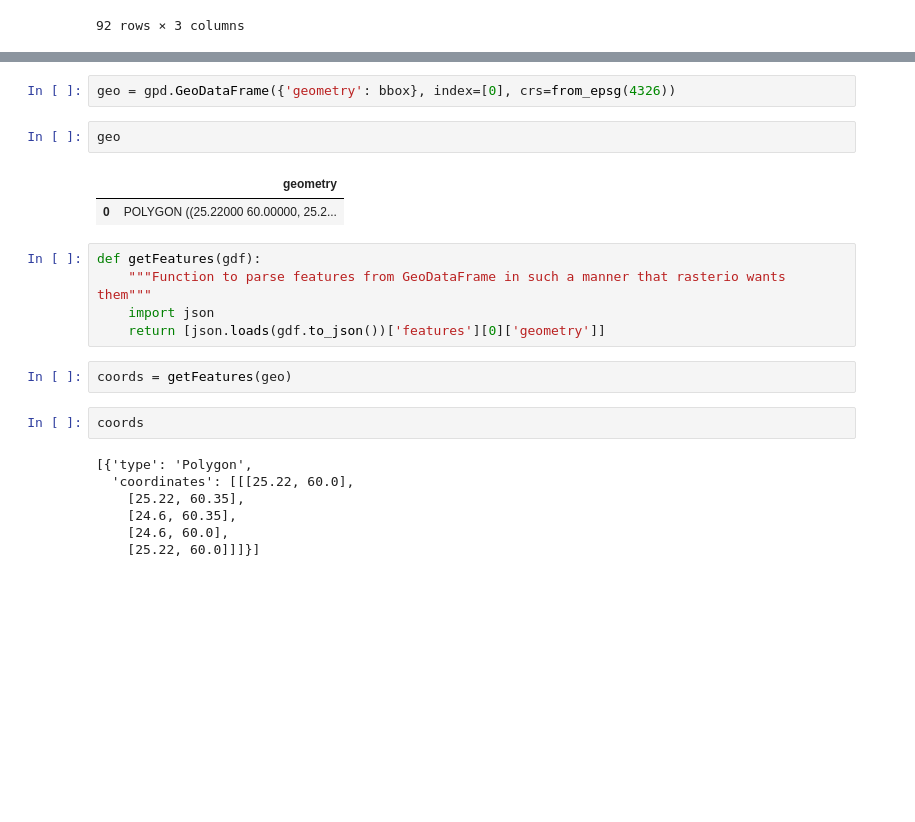
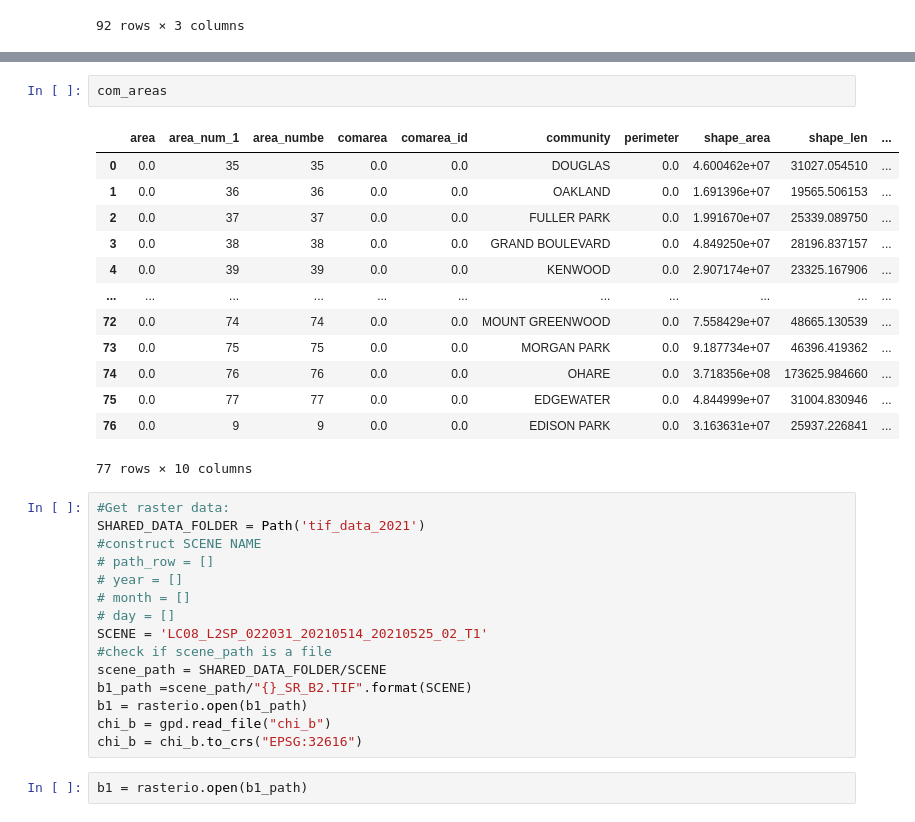
Before and after one commit to oabreu86/Time-Series-Forecasting_Urban_Heat_Islands, a Jupyter notebook: utils.ipynb, the cells around one changed output, grey strips where cells are left out. Drawn from its saved outputs; the diff is of its cells as text; blank space fills up the shorter version.

```diff
--- a/utils.ipynb
+++ b/utils.ipynb
@@ -149,23 +135,33 @@ bbox = box(minx, miny, maxx, maxy)
-# %%
-geo = gpd.GeoDataFrame({'geometry': bbox}, index=[0], crs=from_epsg(4326))
-# %%
-geo
-# %% [output]
-|  | geometry |
-| 0 | POLYGON ((25.22000 60.00000, 25.2... |
-# %%
-def getFeatures(gdf):
-    """Function to parse features from GeoDataFrame in such a manner that rasterio wants them"""
-    import json
-    return [json.loads(gdf.to_json())['features'][0]['geometry']]
-# %%
-coords = getFeatures(geo)
-# %%
-coords
-# %% [output]
-[{'type': 'Polygon',
-  'coordinates': [[[25.22, 60.0],
-    [25.22, 60.35],
-    [24.6, 60.35],
-    [24.6, 60.0],
-    [25.22, 60.0]]]}]
+# %%
+com_areas
+# %% [output]
+|  | area | area_num_1 | area_numbe | comarea | comarea_id | community | perimeter | shape_area | shape_len | ... |
+| 0 | 0.0 | 35 | 35 | 0.0 | 0.0 | DOUGLAS | 0.0 | 4.600462e+07 | 31027.054510 | ... |
+| 1 | 0.0 | 36 | 36 | 0.0 | 0.0 | OAKLAND | 0.0 | 1.691396e+07 | 19565.506153 | ... |
+| 2 | 0.0 | 37 | 37 | 0.0 | 0.0 | FULLER PARK | 0.0 | 1.991670e+07 | 25339.089750 | ... |
+| 3 | 0.0 | 38 | 38 | 0.0 | 0.0 | GRAND BOULEVARD | 0.0 | 4.849250e+07 | 28196.837157 | ... |
+| 4 | 0.0 | 39 | 39 | 0.0 | 0.0 | KENWOOD | 0.0 | 2.907174e+07 | 23325.167906 | ... |
+| ... | ... | ... | ... | ... | ... | ... | ... | ... | ... | ... |
+| 72 | 0.0 | 74 | 74 | 0.0 | 0.0 | MOUNT GREENWOOD | 0.0 | 7.558429e+07 | 48665.130539 | ... |
+| 73 | 0.0 | 75 | 75 | 0.0 | 0.0 | MORGAN PARK | 0.0 | 9.187734e+07 | 46396.419362 | ... |
+| 74 | 0.0 | 76 | 76 | 0.0 | 0.0 | OHARE | 0.0 | 3.718356e+08 | 173625.984660 | ... |
+| 75 | 0.0 | 77 | 77 | 0.0 | 0.0 | EDGEWATER | 0.0 | 4.844999e+07 | 31004.830946 | ... |
+| 76 | 0.0 | 9 | 9 | 0.0 | 0.0 | EDISON PARK | 0.0 | 3.163631e+07 | 25937.226841 | ... |
+77 rows × 10 columns
+# %%
+#Get raster data:
+SHARED_DATA_FOLDER = Path('tif_data_2021')
+#construct SCENE NAME
+# path_row = []
+# year = []
+# month = []
+# day = []
+SCENE = 'LC08_L2SP_022031_20210514_20210525_02_T1'
+#check if scene_path is a file
+scene_path = SHARED_DATA_FOLDER/SCENE
+b1_path =scene_path/"{}_SR_B2.TIF".format(SCENE)
+b1 = rasterio.open(b1_path)
+chi_b = gpd.read_file("chi_b")
+chi_b = chi_b.to_crs("EPSG:32616")
+# %%
+b1 = rasterio.open(b1_path)
```
Also changed, not shown: parts of 19 cells of this notebook.
